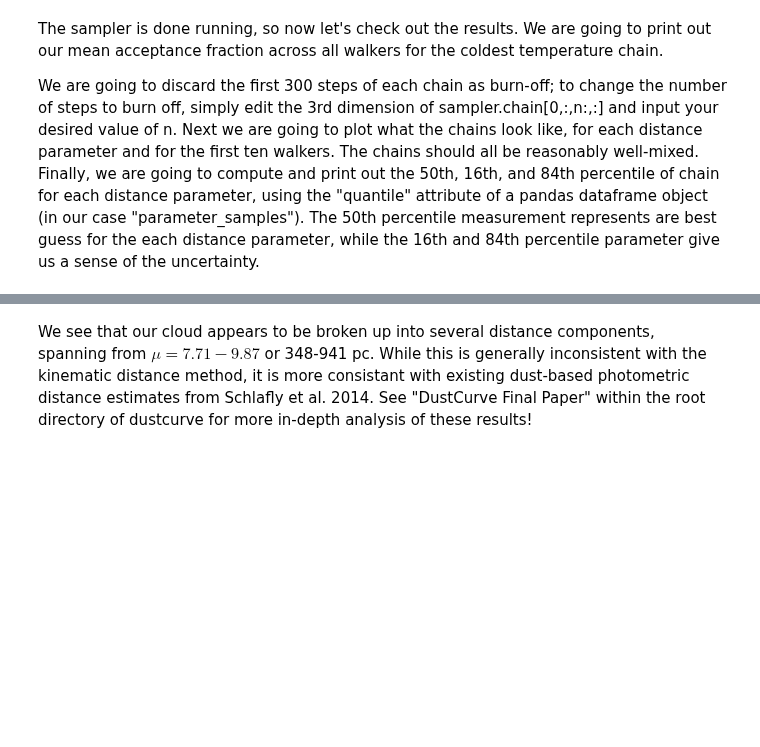
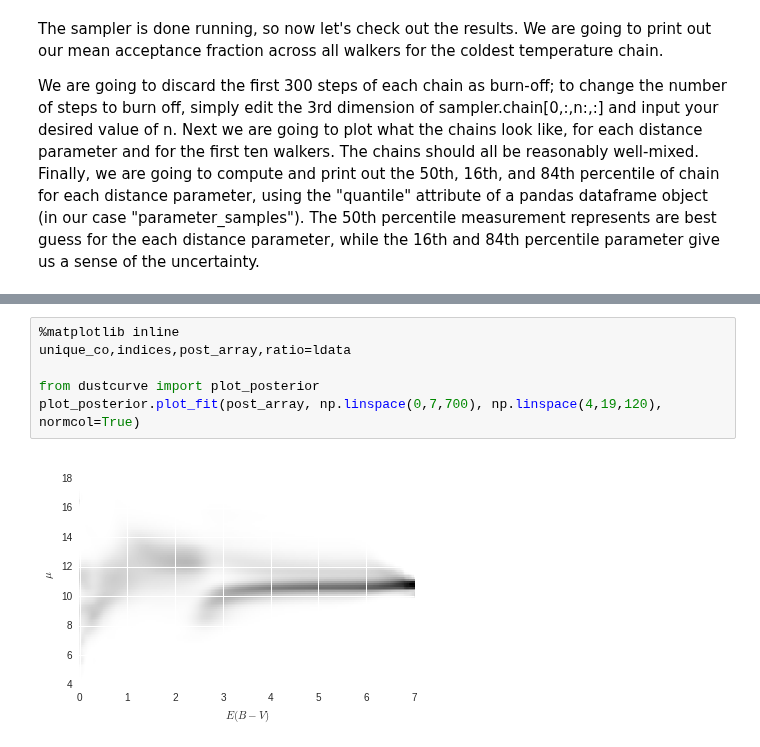
Before and after one commit to catherinezucker/dustcurve, a Jupyter notebook: tutorial.ipynb, the cells around one changed output, grey strips where cells are left out. Cells and saved outputs as stored; diff of their text form; blank space fills up the shorter version.

```diff
--- a/tutorial.ipynb
+++ b/tutorial.ipynb
@@ -147,2 +187,8 @@ d12= 9.26 + 0.10 - 0.84
-# %% [markdown]
-We see that our cloud appears to be broken up into several distance components, spanning from $\mu =7.71-9.87$ or 348-941 pc. While this is generally inconsistent with the kinematic distance method, it is more consistant with existing dust-based photometric distance estimates from Schlafly et al. 2014. See "DustCurve Final Paper" within the root directory of dustcurve for more in-depth analysis of these results!
+# %%
+%matplotlib inline
+unique_co,indices,post_array,ratio=ldata
+
+from dustcurve import plot_posterior
+plot_posterior.plot_fit(post_array, np.linspace(0,7,700), np.linspace(4,19,120), normcol=True)
+# %% [output]
+[figure, added]
```
Also changed, not shown: parts of 8 cells of this notebook.
